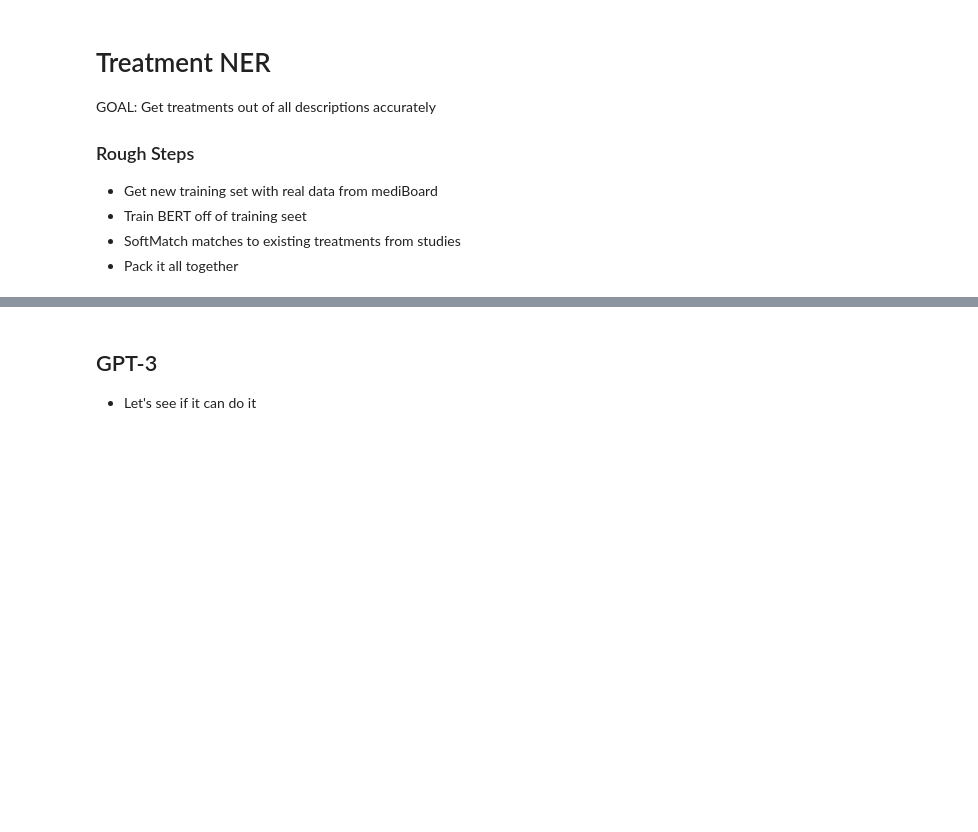
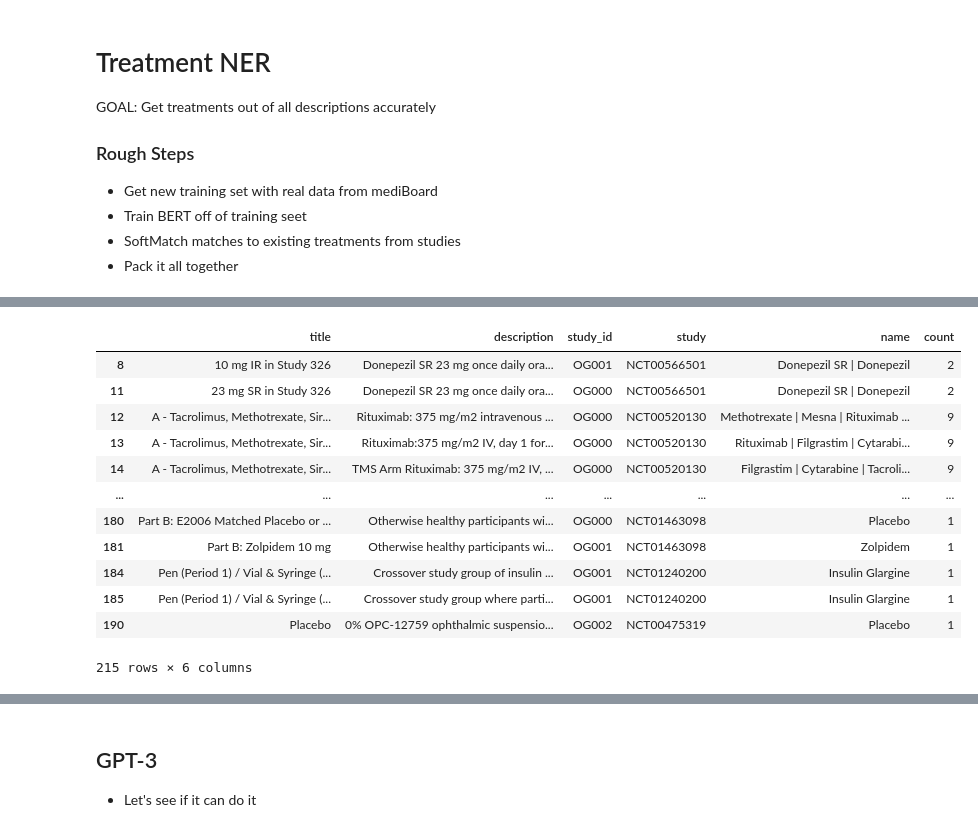
Before and after one commit to mediboard/treats, a Jupyter notebook: notebooks/TreatmentNER.ipynb, the cells around one changed output, grey strips where cells are left out. Drawn from its saved outputs; the diff is of its cells as text; code cells hidden in the pictures; blank space fills up the shorter version.

```diff
--- a/notebooks/TreatmentNER.ipynb
+++ b/notebooks/TreatmentNER.ipynb
@@ -22,0 +27,26 @@ labels[['title', 'description', 'name', 'study_id', 'study']].sort_values('study
+# %%
+labeled_admins = labeled_admins[['title', 'description', 'name', 'study_id', 'study']]
+# %%
+labeled_admins = labeled_admins.groupby(['title', 'description', 'study_id', 'study']).agg({
+    'name': lambda x: ' | '.join(x),
+}).reset_index()
+# %%
+labeled_admins['count'] = labeled_admins['name'].str.split('|').apply(lambda x: len(x))
+# %%
+training_admins = pd.concat([labeled_admins[labeled_admins['count'] > 1], labeled_admins[labeled_admins['count'] == 1][:110]])
+# %%
+training_admins
+# %% [output]
+|  | title | description | study_id | study | name | count |
+| 8 | 10 mg IR in Study 326 | Donepezil SR 23 mg once daily ora... | OG001 | NCT00566501 | Donepezil SR | Donepezil | 2 |
+| 11 | 23 mg SR in Study 326 | Donepezil SR 23 mg once daily ora... | OG000 | NCT00566501 | Donepezil SR | Donepezil | 2 |
+| 12 | A - Tacrolimus, Methotrexate, Sir... | Rituximab: 375 mg/m2 intravenous ... | OG000 | NCT00520130 | Methotrexate | Mesna | Rituximab ... | 9 |
+| 13 | A - Tacrolimus, Methotrexate, Sir... | Rituximab:375 mg/m2 IV, day 1 for... | OG000 | NCT00520130 | Rituximab | Filgrastim | Cytarabi... | 9 |
+| 14 | A - Tacrolimus, Methotrexate, Sir... | TMS Arm Rituximab: 375 mg/m2 IV, ... | OG000 | NCT00520130 | Filgrastim | Cytarabine | Tacroli... | 9 |
+| ... | ... | ... | ... | ... | ... | ... |
+| 180 | Part B: E2006 Matched Placebo or ... | Otherwise healthy participants wi... | OG000 | NCT01463098 | Placebo | 1 |
+| 181 | Part B: Zolpidem 10 mg | Otherwise healthy participants wi... | OG001 | NCT01463098 | Zolpidem | 1 |
+| 184 | Pen (Period 1) / Vial & Syringe (... | Crossover study group of insulin ... | OG001 | NCT01240200 | Insulin Glargine | 1 |
+| 185 | Pen (Period 1) / Vial & Syringe (... | Crossover study group where parti... | OG001 | NCT01240200 | Insulin Glargine | 1 |
+| 190 | Placebo | 0% OPC-12759 ophthalmic suspensio... | OG002 | NCT00475319 | Placebo | 1 |
+215 rows × 6 columns
```
Also changed, not shown: parts of 13 cells of this notebook, 4 other files.
